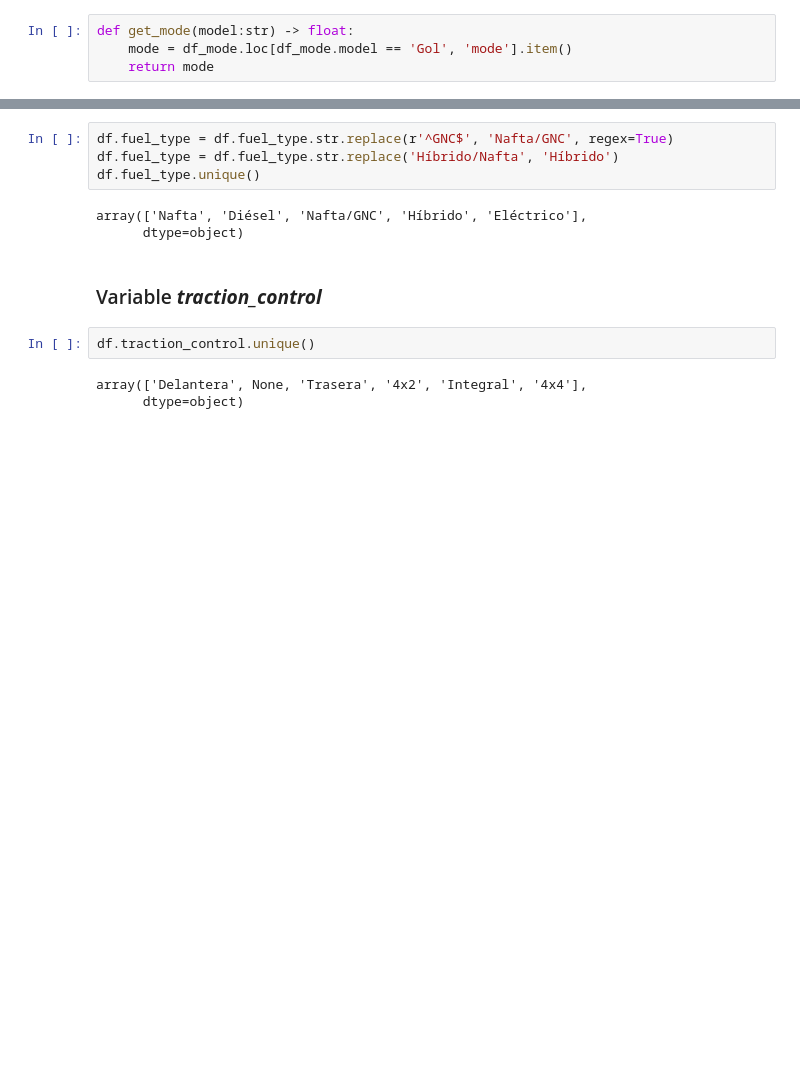
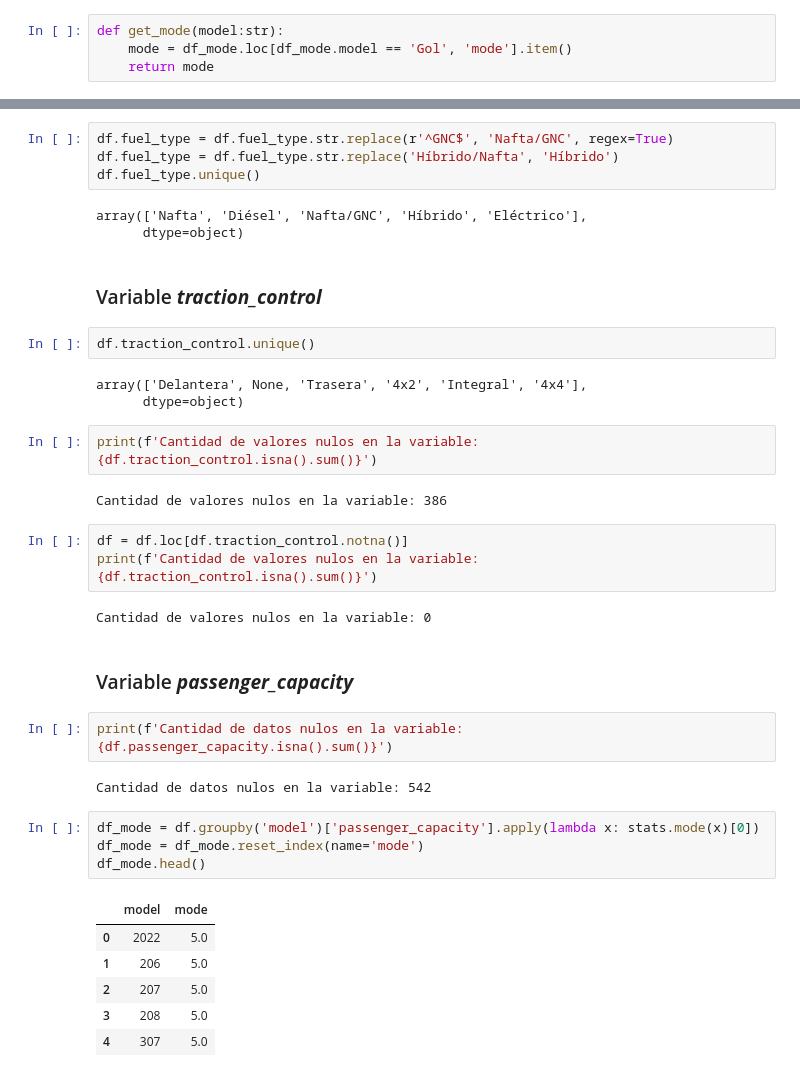
Before and after one commit to arielRas/UsedCarPricePredict-MercadoLibre, a Jupyter notebook: CarPricePredict.ipynb, the cells around one changed output, grey strips where cells are left out. Cells and saved outputs as stored; diff of their text form; blank space fills up the shorter version.

Commit message:
Se imputan valores nulos en la variable passenger_capacity

```diff
--- a/CarPricePredict.ipynb
+++ b/CarPricePredict.ipynb
@@ -293,7 +293,7 @@ df_mode.head()
 | 3 | 208 | 115.0 |
 | 4 | 307 | 110.0 |
 # %%
-def get_mode(model:str) -> float:
+def get_mode(model:str):
     mode = df_mode.loc[df_mode.model == 'Gol', 'mode'].item()
     return mode
 # %%
@@ -376,3 +376,29 @@ df.traction_control.unique()
 # %% [output]
 array(['Delantera', None, 'Trasera', '4x2', 'Integral', '4x4'],
       dtype=object)
+# %%
+print(f'Cantidad de valores nulos en la variable: {df.traction_control.isna().sum()}')
+# %% [output]
+Cantidad de valores nulos en la variable: 386
+# %%
+df = df.loc[df.traction_control.notna()]
+print(f'Cantidad de valores nulos en la variable: {df.traction_control.isna().sum()}')
+# %% [output]
+Cantidad de valores nulos en la variable: 0
+# %% [markdown]
+### Variable ***passenger_capacity***
+# %%
+print(f'Cantidad de datos nulos en la variable: {df.passenger_capacity.isna().sum()}')
+# %% [output]
+Cantidad de datos nulos en la variable: 542
+# %%
+df_mode = df.groupby('model')['passenger_capacity'].apply(lambda x: stats.mode(x)[0])
+df_mode = df_mode.reset_index(name='mode')
+df_mode.head()
+# %% [output]
+|  | model | mode |
+| 0 | 2022 | 5.0 |
+| 1 | 206 | 5.0 |
+| 2 | 207 | 5.0 |
+| 3 | 208 | 5.0 |
+| 4 | 307 | 5.0 |
```
Also changed, not shown: parts of 3 cells of this notebook.
